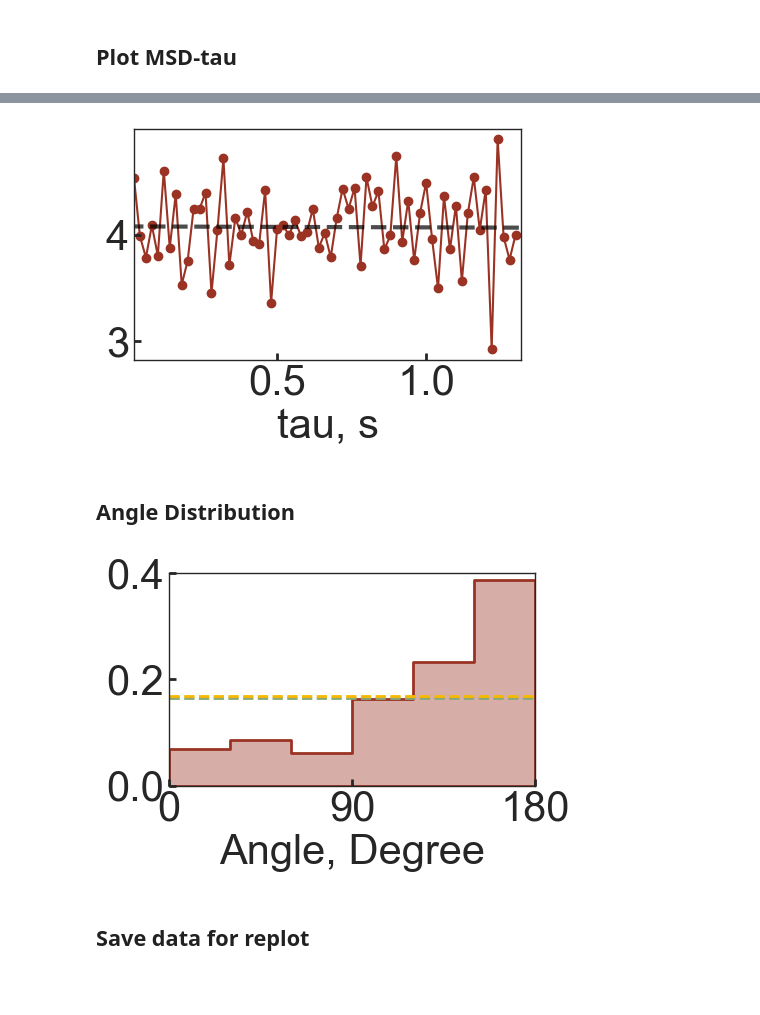
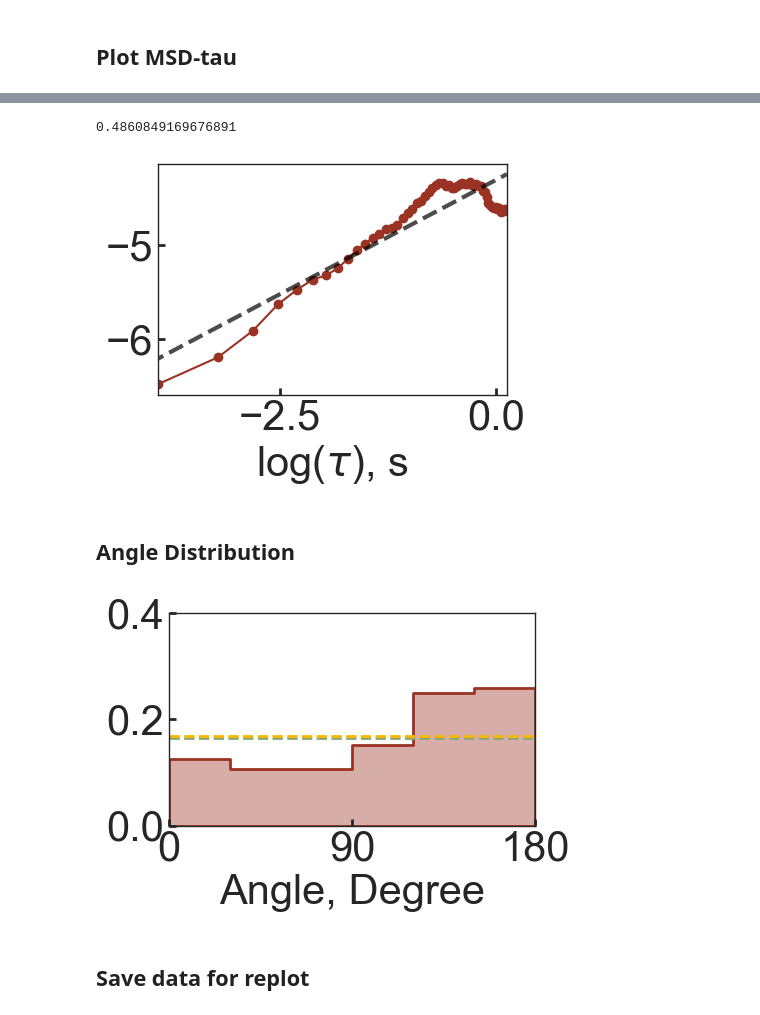
Before and after one commit to walterlab-um/intra_condensate_SPT, a Jupyter notebook: plot_paper_figure/Fig2_inidvidual_track_plotter.ipynb, the cells around one changed output, grey strips where cells are left out. Drawn from its saved outputs; the diff is of its cells as text; code cells hidden in the pictures; blank space fills up the shorter version.

```diff
--- a/plot_paper_figure/Fig2_inidvidual_track_plotter.ipynb
+++ b/plot_paper_figure/Fig2_inidvidual_track_plotter.ipynb
@@ -26,7 +26,7 @@ cmap_name = "maize2blue"
 folder_save = "/Volumes/lsa-nwalter/Guoming_Gao_turbo/Walterlab_server/PROCESSED_DATA/RNA-diffusion-in-FUS/RNAinFUS_PaperFigures/Fig2_diffusion analysis/example_zoomed_in_tracks"
 os.chdir(folder_save)
 
-fname_save_prefix = "zoomed_in_RNA_track-static-1"
+fname_save_prefix = "zoomed_in_RNA_track-constrained-1"
 switch_read_from_file = True
 switch_savefig = True
 # %% [markdown]
@@ -230,61 +215,62 @@ array([0.02, 0.04, 0.06, 0.08, 0.1 , 0.12, 0.14, 0.16, 0.18, 0.2 , 0.22,
 # %%
 fontsize = 30
 halflength = round(tau.shape[0] / 2)
-plt.figure(figsize=(5, 3))
+plt.figure(figsize=(4.5, 3))
 # Constrained
 # plt_ends_at_idx = halflength - 15
 # Normal
 plt_ends_at_idx = halflength
 plt.plot(
-    tau[:plt_ends_at_idx],
-    MSD[:plt_ends_at_idx]*10000,
+    np.log(tau[:plt_ends_at_idx]),
+    np.log(MSD[:plt_ends_at_idx]),
     color=color,
     ls="-",
     marker="o",
 )
 popt, pcov = curve_fit(
     func,
-    tau[:20],
-    MSD[:20]*10000,
+    np.log(tau[:plt_ends_at_idx]),
+    np.log(MSD[:plt_ends_at_idx]),
     # bounds=([0, 0], [np.inf, np.inf]),
 )
 k, b = popt
-ref_x = np.linspace(0, tau[plt_ends_at_idx], 100)
+ref_x = np.log(np.linspace(0, tau[plt_ends_at_idx], 100))
 plt.plot(
     ref_x,
     k * ref_x + b,
     color="black",
     ls="--",
     lw=3,
     alpha=0.7,
 )
-plt.xlim(tau[0], tau[plt_ends_at_idx])
+plt.xlim(np.log(tau[0]), np.log(tau[plt_ends_at_idx]))
 # Constrained
 # plt.xticks([0.1, 0.3, 0.5, 0.7])
 # Normal
 # plt.xticks([0.1, 0.3, 0.5])
 plt.gca().spines[:].set_linewidth(1)
 plt.gca().tick_params(
     axis="both",
     which="major",
     labelsize=fontsize,
     direction="in",
     bottom=True,
     left=True,
     length=5,
     width=2,
 )
 plt.gca().yaxis.get_offset_text().set_fontsize(20)
 plt.gca().set_axisbelow(False)
-plt.xlabel("tau, s", fontsize=fontsize)
+plt.xlabel(r"log($\tau$), s", fontsize=fontsize)
 plt.ylabel("")
 if switch_savefig:
     plt.savefig(
         fname_save_prefix + "-MSDtau.png", format="png", dpi=300, bbox_inches="tight"
     )
-plt.show()
+k
 # %% [output]
+0.4860849169676891
-[figure, old version]
+[figure, new version]
 # %% [markdown]
 ## Angle Distribution
 # %%
@@ -354,7 +340,7 @@ if switch_savefig:
     )
 plt.show()
 # %% [output]
-[figure, old version]
+[figure, new version]
 # %% [markdown]
 ## Save data for replot
 # %%
```
Also changed, not shown: parts of 2 cells of this notebook.
